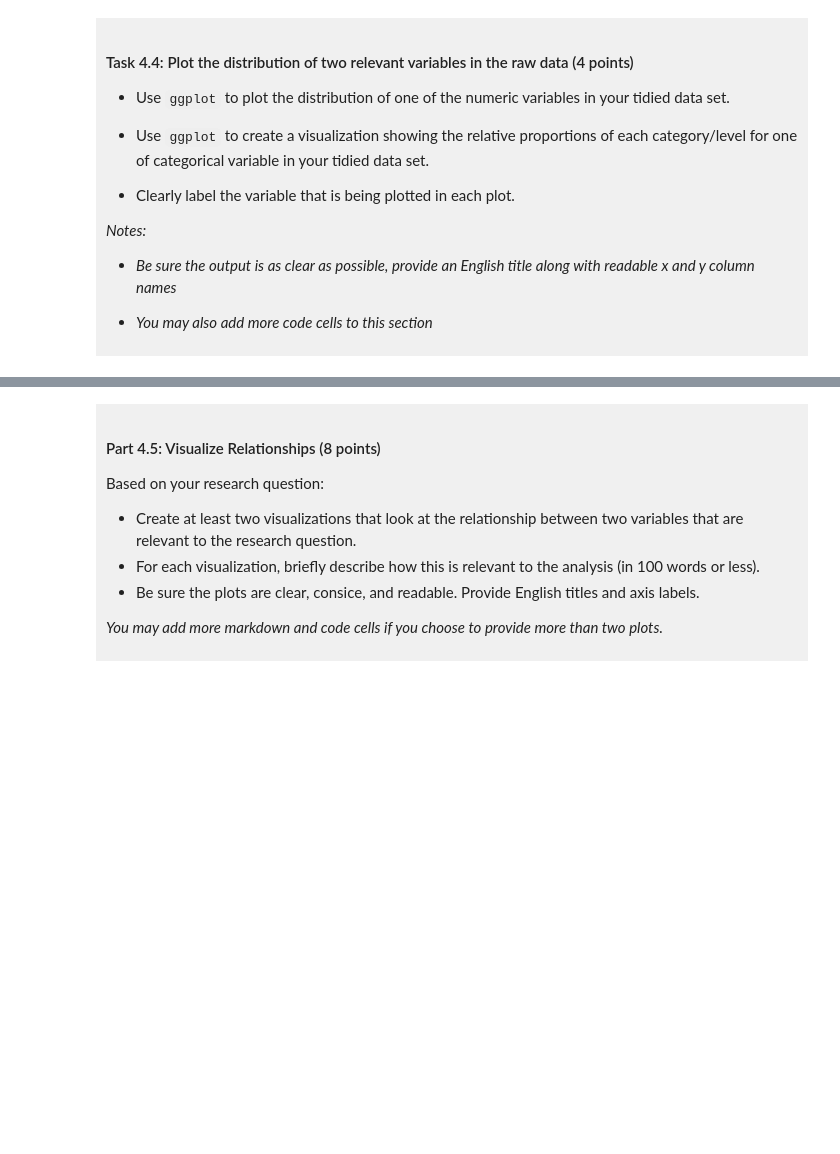
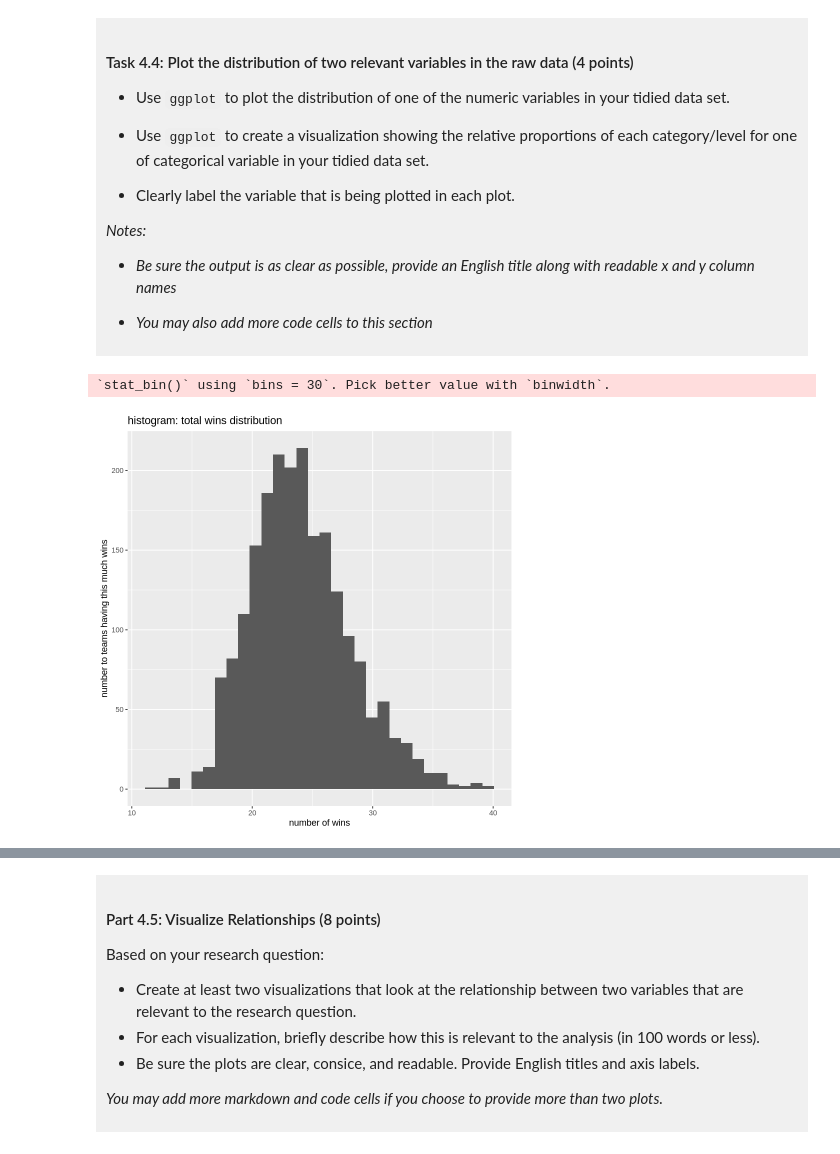
Before and after one commit to Peter-He-2007/dsci-100-project-peter-he, a Jupyter notebook: dsci-100-project-notebook.ipynb, the cells around one changed output, grey strips where cells are left out. Saved outputs shown, nothing was run; the diff lists cells and outputs as text; code cells hidden in the pictures; blank space fills up the shorter version.

```diff
--- a/dsci-100-project-notebook.ipynb
+++ b/dsci-100-project-notebook.ipynb
@@ -299,5 +321,13 @@ You will refine your research question (if needed) and produce a tidy data set.
 </div>
 # %%
 ### EDIT THIS CODE CELL FOR PLOT 1 ###
+histogram <- tidy_data |>
+    ggplot(aes(x = total_wins)) +
+    geom_histogram() +
+    labs(title = "histogram: total wins distribution", x = "number of wins", y = "number to teams having this much wins")
+histogram
+# %% [output]
+`stat_bin()` using `bins = 30`. Pick better value with `binwidth`.
+[figure, added]
 # %%
 ### EDIT THIS CODE CELL FOR PLOT 2 ###
```
Also changed, not shown: parts of 10 cells of this notebook.
